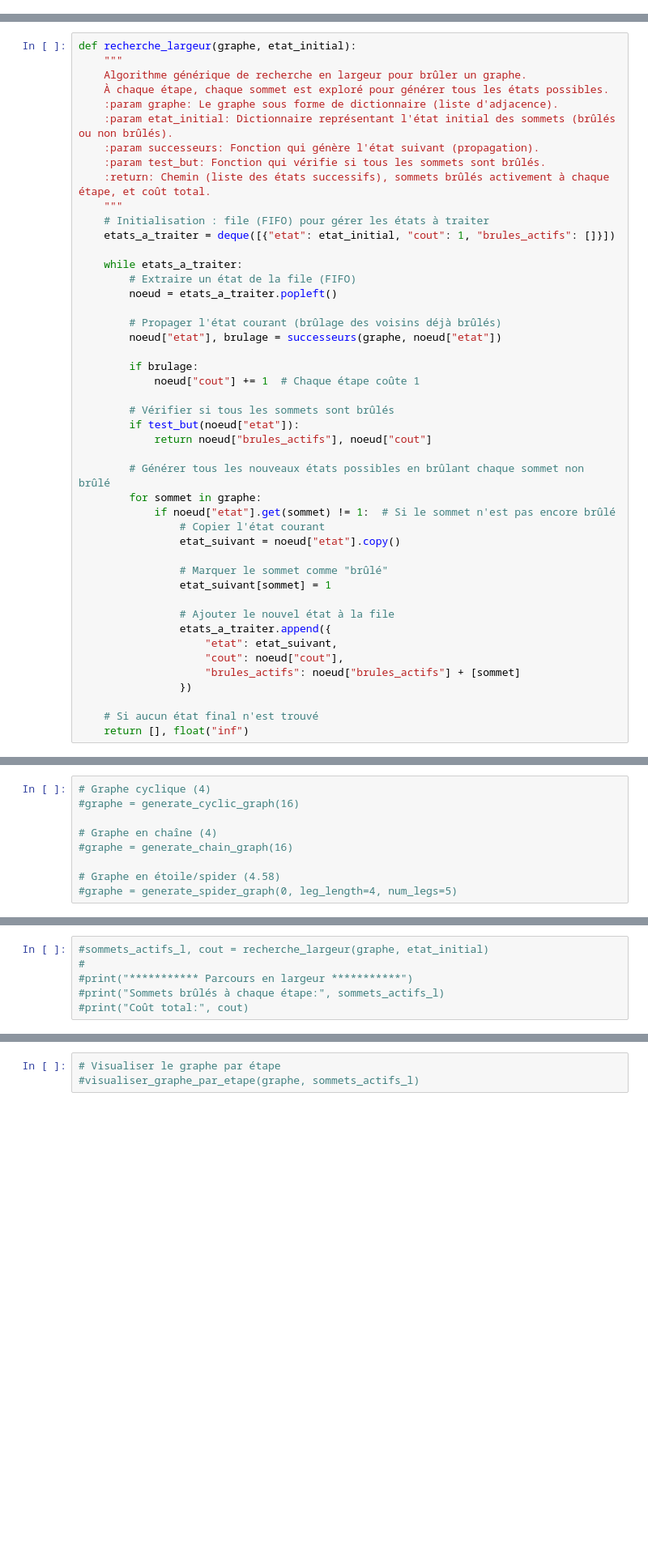
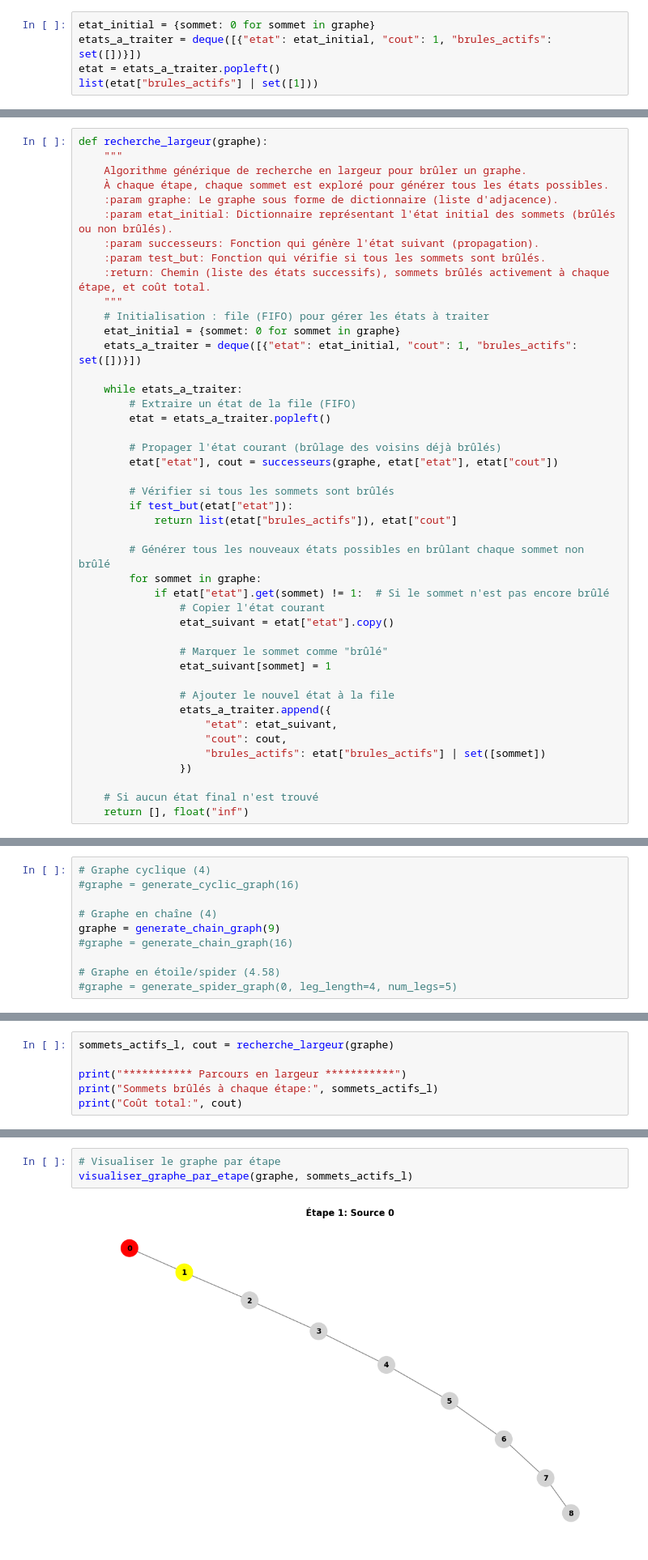
Before and after one commit to OussamaLay/Graph_Burning_Problem, a Jupyter notebook: algo_recherche.ipynb, the cells around one changed output, grey strips where cells are left out. Shown: that part at 81% size. Drawn from its saved outputs; the diff is of its cells as text; blank space fills up the shorter version.

```diff
--- a/algo_recherche.ipynb
+++ b/algo_recherche.ipynb
@@ -139,3 +140,8 @@ le cout : la taille de la grande balle
 fixer burning number dés le début (6)
 # %% [markdown]
 # 2éme méthode
+# %%
+etat_initial = {sommet: 0 for sommet in graphe}
+etats_a_traiter = deque([{"etat": etat_initial, "cout": 1, "brules_actifs": set([])}])
+etat = etats_a_traiter.popleft()
+list(etat["brules_actifs"] | set([1]))
@@ -142,5 +150,5 @@ fixer burning number dés le début (6)
 # %%
-def recherche_largeur(graphe, etat_initial):
+def recherche_largeur(graphe):
     """
     Algorithme générique de recherche en largeur pour brûler un graphe.
     À chaque étape, chaque sommet est exploré pour générer tous les états possibles.
@@ -151,27 +159,25 @@ def recherche_largeur(graphe, etat_initial):
     :return: Chemin (liste des états successifs), sommets brûlés activement à chaque étape, et coût total.
     """
     # Initialisation : file (FIFO) pour gérer les états à traiter
-    etats_a_traiter = deque([{"etat": etat_initial, "cout": 1, "brules_actifs": []}])
+    etat_initial = {sommet: 0 for sommet in graphe}
+    etats_a_traiter = deque([{"etat": etat_initial, "cout": 1, "brules_actifs": set([])}])
 
     while etats_a_traiter:
         # Extraire un état de la file (FIFO)
-        noeud = etats_a_traiter.popleft()
+        etat = etats_a_traiter.popleft()
 
         # Propager l'état courant (brûlage des voisins déjà brûlés)
-        noeud["etat"], brulage = successeurs(graphe, noeud["etat"])
-
-        if brulage:
-            noeud["cout"] += 1  # Chaque étape coûte 1
+        etat["etat"], cout = successeurs(graphe, etat["etat"], etat["cout"])
 
         # Vérifier si tous les sommets sont brûlés
-        if test_but(noeud["etat"]):
-            return noeud["brules_actifs"], noeud["cout"]
+        if test_but(etat["etat"]):
+            return list(etat["brules_actifs"]), etat["cout"]
 
         # Générer tous les nouveaux états possibles en brûlant chaque sommet non brûlé
         for sommet in graphe:
-            if noeud["etat"].get(sommet) != 1:  # Si le sommet n'est pas encore brûlé
+            if etat["etat"].get(sommet) != 1:  # Si le sommet n'est pas encore brûlé
                 # Copier l'état courant
-                etat_suivant = noeud["etat"].copy()
+                etat_suivant = etat["etat"].copy()
 
                 # Marquer le sommet comme "brûlé"
                 etat_suivant[sommet] = 1
@@ -179,8 +185,8 @@ def recherche_largeur(graphe, etat_initial):
                 # Ajouter le nouvel état à la file
                 etats_a_traiter.append({
                     "etat": etat_suivant,
-                    "cout": noeud["cout"],
-                    "brules_actifs": noeud["brules_actifs"] + [sommet]
+                    "cout": cout,
+                    "brules_actifs": etat["brules_actifs"] | set([sommet])
                 })
 
     # Si aucun état final n'est trouvé
@@ -222,6 +228,7 @@ graphe = lire_graphe(fichier)
 #graphe = generate_cyclic_graph(16)
 
 # Graphe en chaîne (4)
+graphe = generate_chain_graph(9)
 #graphe = generate_chain_graph(16)
 
 # Graphe en étoile/spider (4.58)
@@ -237,8 +240,8 @@ graphe = lire_graphe(fichier)
 #print("Sommets brûlés à chaque étape:", sommets_actifs_p)
 #print("Coût total:", cout)
 # %%
-#sommets_actifs_l, cout = recherche_largeur(graphe, etat_initial)
-#
-#print("*********** Parcours en largeur ***********")
-#print("Sommets brûlés à chaque étape:", sommets_actifs_l)
-#print("Coût total:", cout)
+sommets_actifs_l, cout = recherche_largeur(graphe)
+
+print("*********** Parcours en largeur ***********")
+print("Sommets brûlés à chaque étape:", sommets_actifs_l)
+print("Coût total:", cout)
@@ -247,4 +254,6 @@ dire un sommet va etre brulé au 3 tour par exemple
 notre solution (du 2eme algo) sera le  centre (sommet) de la boule ayant le rayon le plus grand
 # %%
 # Visualiser le graphe par étape
-#visualiser_graphe_par_etape(graphe, sommets_actifs_l)
+visualiser_graphe_par_etape(graphe, sommets_actifs_l)
+# %% [output]
+[figure, added]
```
Also changed, not shown: parts of 48 cells of this notebook, 6 other files.
